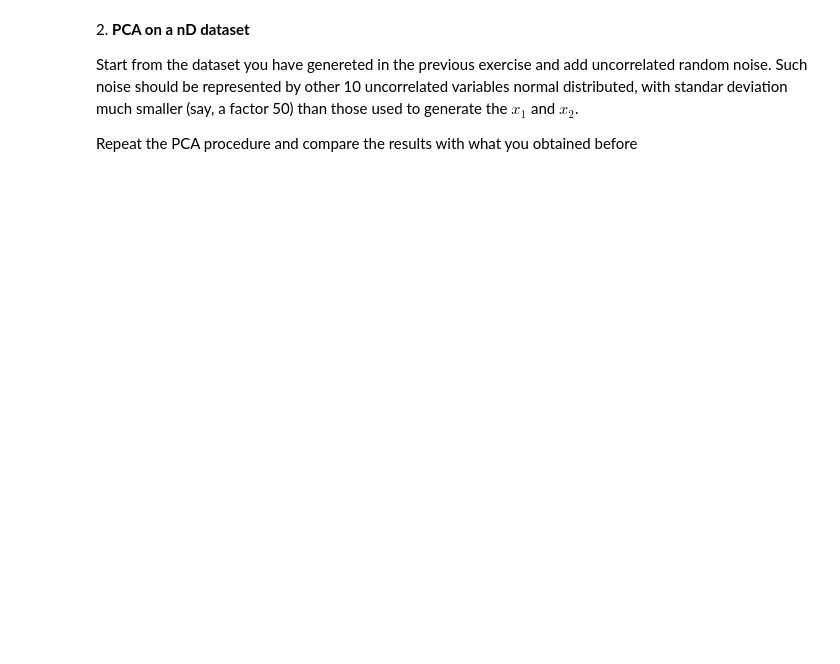
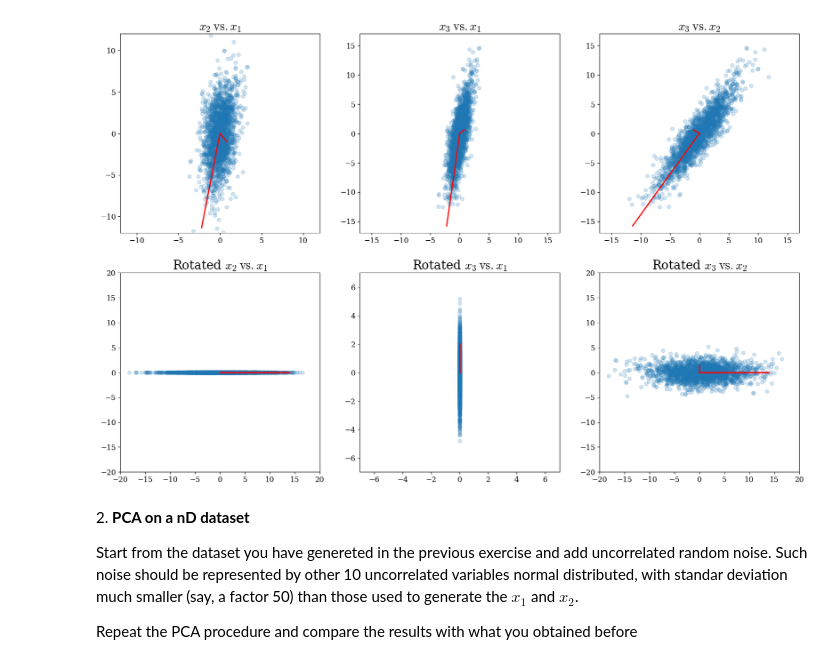
Before and after one commit to RiccardoTancredi/LaboratoryOfComputationalPhysics_Y5, a Jupyter notebook: 08ex_LinearAlgebra.ipynb, the cells around one changed output. Drawn from its saved outputs; the diff is of its cells as text; code cells hidden in the pictures; blank space fills up the shorter version.

```diff
--- a/08ex_LinearAlgebra.ipynb
+++ b/08ex_LinearAlgebra.ipynb
@@ -13,3 +124,57 @@
+# %%
+plt.rc('font', family='serif', size=8)
+plt.rc('text', usetex=False)
+plt.rc('mathtext', fontset='cm')
+plt.rc('xtick', labelsize=12)
+plt.rc('ytick', labelsize=12)
+plt.rc('axes', titlesize=20)
+# %%
+figure, ((ax1, ax2, ax3), (ax4, ax5, ax6)) = plt.subplots(nrows=2, ncols=3, figsize=(20, 13))
+
+scale_factor = 0.7
+
+ax1.scatter(X[0,:], X[1,:], alpha=0.2)
+for li, vi in zip(l, V.T):
+    ax1.plot([0, scale_factor*li*vi[0]], [0, scale_factor*li*vi[1]], 'r-', lw=2)
+ax1.axis([-12,12,-12,12])
+ax1.set_title(r'$x_2\:\mathrm{vs.}x_1$')
+
+ax2.scatter(X[0,:], X[2,:], alpha=0.2)
+for li, vi in zip(l, V.T):
+    ax2.plot([0, scale_factor*li*vi[0]], [0, scale_factor*li*vi[2]], 'r-', lw=2)
+ax2.axis([-17,17,-17,17])
+ax2.set_title(r'$x_3\:\mathrm{vs.}x_1$')
+
+ax3.scatter(X[1,:], X[2,:], alpha=0.2)
+for li, vi in zip(l, V.T):
+    ax3.plot([0, scale_factor*li*vi[1]], [0, scale_factor*li*vi[2]], 'r-', lw=2)
+ax3.axis([-17,17,-17,17])
+ax3.set_title(r'$x_3\:\mathrm{vs.}x_2$')
+
+#rotated dataset
+
+ax4.scatter(Xp[0,:], Xp[1,:], alpha=0.2)
+for li, vi in zip(l, np.diag([1]*3)):
+    ax4.plot([0, 0.5*li*vi[0]], [0, li*vi[1]], 'r-', lw=2)
+ax4.axis([-20,20,-20,20])
+ax4.set_title(r'Rotated $x_2\:\mathrm{vs.}x_1$')
+
+ax5.scatter(Xp[1,:], Xp[2,:], alpha=0.2)
+for li, vi in zip(l, np.diag([1]*3)):
+    ax5.plot([0, li*vi[1]], [0, li*vi[2]], 'r-', lw=2)
+ax5.axis([-7,7,-7,7])
+ax5.set_title(r'Rotated $x_3\:\mathrm{vs.}x_1$')
+
+ax6.scatter(Xp[0,:], Xp[2,:], alpha=0.2)
+for li, vi in zip(l, np.diag([1]*3)):
+    ax6.plot([0, 0.5*li*vi[0]], [0, scale_factor*li*vi[2]], 'r-', lw=2)
+ax6.axis([-20,20,-20,20])
+ax6.set_title(r'Rotated $x_3\:\mathrm{vs.}x_2$')
+
+plt.subplots_adjust(wspace = 0.2)
+plt.show()
+# %% [output]
+[figure, added]
 # %% [markdown]
 2\. **PCA on a nD dataset**
 
```
Also changed, not shown: parts of 17 cells of this notebook, 1 other file.
